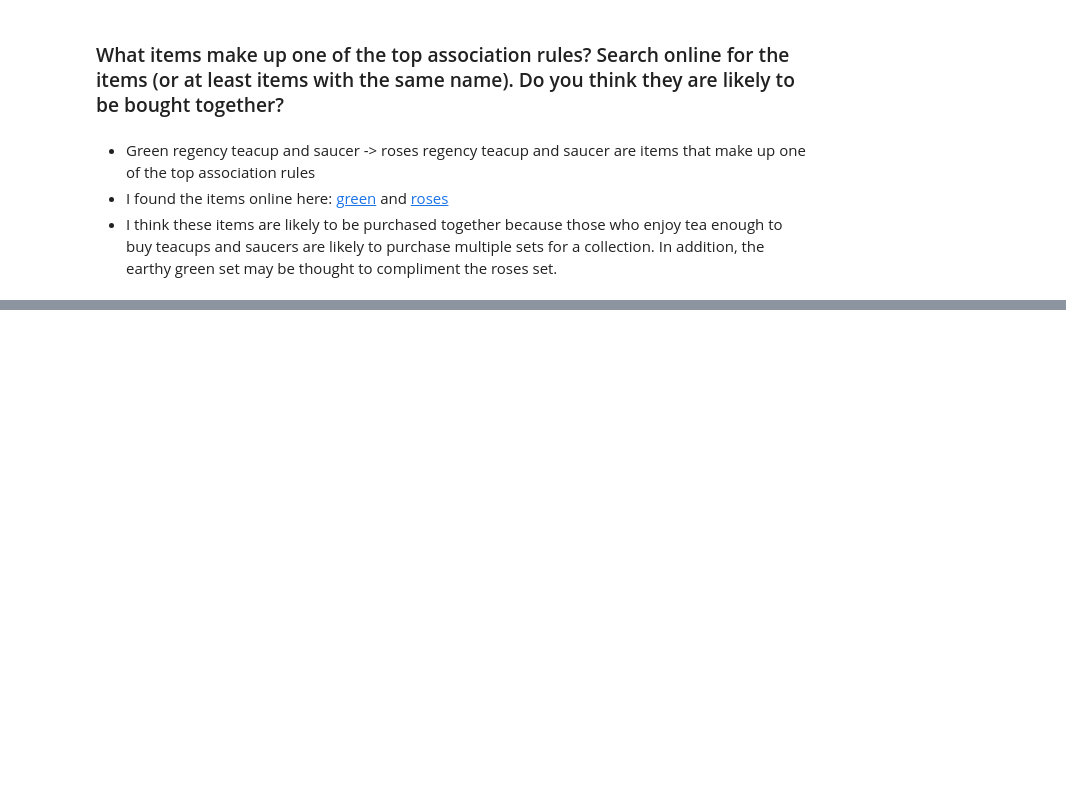
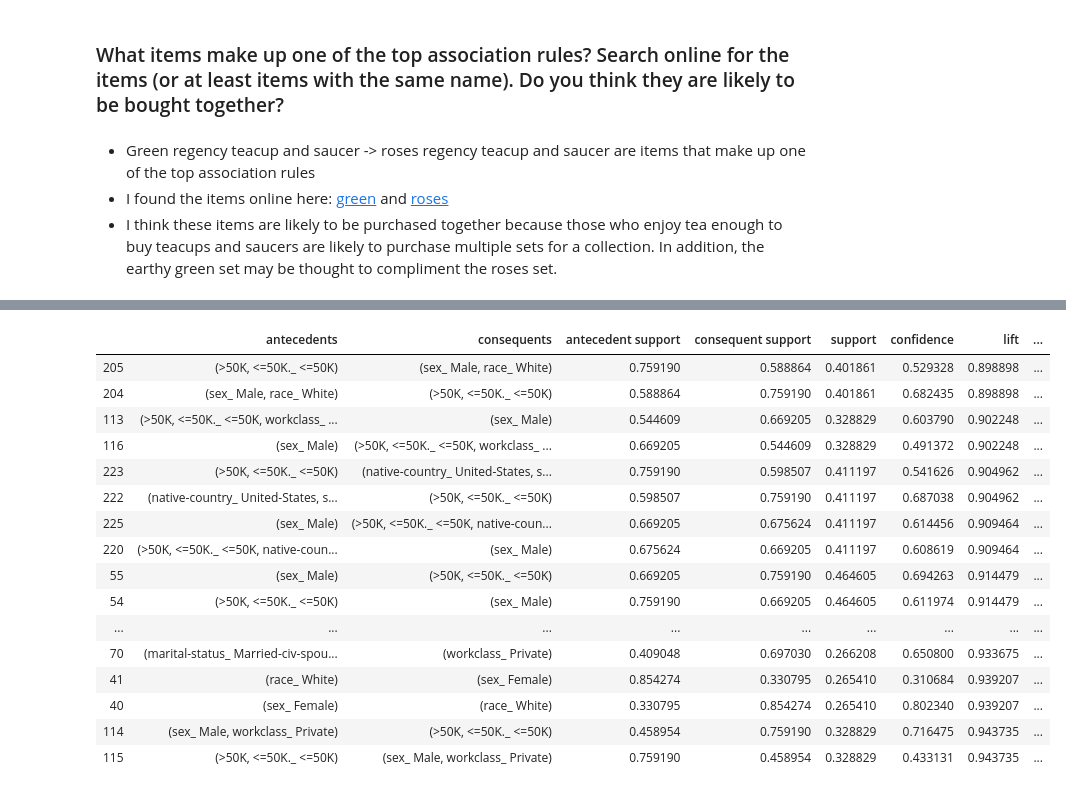
Before and after one commit to run-cmw/data-mining-practice, a Jupyter notebook: assignment3-wells.ipynb, the cells around one changed output, grey strips where cells are left out. Cells and saved outputs as stored; diff of their text form; code cells hidden in the pictures; blank space fills up the shorter version.

```diff
--- a/assignment3-wells.ipynb
+++ b/assignment3-wells.ipynb
@@ -91,0 +206,23 @@ rules.head()
+# %%
+# Generate association rules based on lift
+census_lift_rules = association_rules(freq_itemsets, metric="lift")
+#Lowest 30 lift
+census_lift_rules.sort_values(by='lift')[:30]
+# %% [output]
+|  | antecedents | consequents | antecedent support | consequent support | support | confidence | lift | ... |
+| 205 | (>50K, <=50K._ <=50K) | (sex_ Male, race_ White) | 0.759190 | 0.588864 | 0.401861 | 0.529328 | 0.898898 | ... |
+| 204 | (sex_ Male, race_ White) | (>50K, <=50K._ <=50K) | 0.588864 | 0.759190 | 0.401861 | 0.682435 | 0.898898 | ... |
+| 113 | (>50K, <=50K._ <=50K, workclass_ ... | (sex_ Male) | 0.544609 | 0.669205 | 0.328829 | 0.603790 | 0.902248 | ... |
+| 116 | (sex_ Male) | (>50K, <=50K._ <=50K, workclass_ ... | 0.669205 | 0.544609 | 0.328829 | 0.491372 | 0.902248 | ... |
+| 223 | (>50K, <=50K._ <=50K) | (native-country_ United-States, s... | 0.759190 | 0.598507 | 0.411197 | 0.541626 | 0.904962 | ... |
+| 222 | (native-country_ United-States, s... | (>50K, <=50K._ <=50K) | 0.598507 | 0.759190 | 0.411197 | 0.687038 | 0.904962 | ... |
+| 225 | (sex_ Male) | (>50K, <=50K._ <=50K, native-coun... | 0.669205 | 0.675624 | 0.411197 | 0.614456 | 0.909464 | ... |
+| 220 | (>50K, <=50K._ <=50K, native-coun... | (sex_ Male) | 0.675624 | 0.669205 | 0.411197 | 0.608619 | 0.909464 | ... |
+| 55 | (sex_ Male) | (>50K, <=50K._ <=50K) | 0.669205 | 0.759190 | 0.464605 | 0.694263 | 0.914479 | ... |
+| 54 | (>50K, <=50K._ <=50K) | (sex_ Male) | 0.759190 | 0.669205 | 0.464605 | 0.611974 | 0.914479 | ... |
+| ... | ... | ... | ... | ... | ... | ... | ... | ... |
+| 70 | (marital-status_ Married-civ-spou... | (workclass_ Private) | 0.409048 | 0.697030 | 0.266208 | 0.650800 | 0.933675 | ... |
+| 41 | (race_ White) | (sex_ Female) | 0.854274 | 0.330795 | 0.265410 | 0.310684 | 0.939207 | ... |
+| 40 | (sex_ Female) | (race_ White) | 0.330795 | 0.854274 | 0.265410 | 0.802340 | 0.939207 | ... |
+| 114 | (sex_ Male, workclass_ Private) | (>50K, <=50K._ <=50K) | 0.458954 | 0.759190 | 0.328829 | 0.716475 | 0.943735 | ... |
+| 115 | (>50K, <=50K._ <=50K) | (sex_ Male, workclass_ Private) | 0.759190 | 0.458954 | 0.328829 | 0.433131 | 0.943735 | ... |
```
Also changed, not shown: parts of 22 cells of this notebook.
